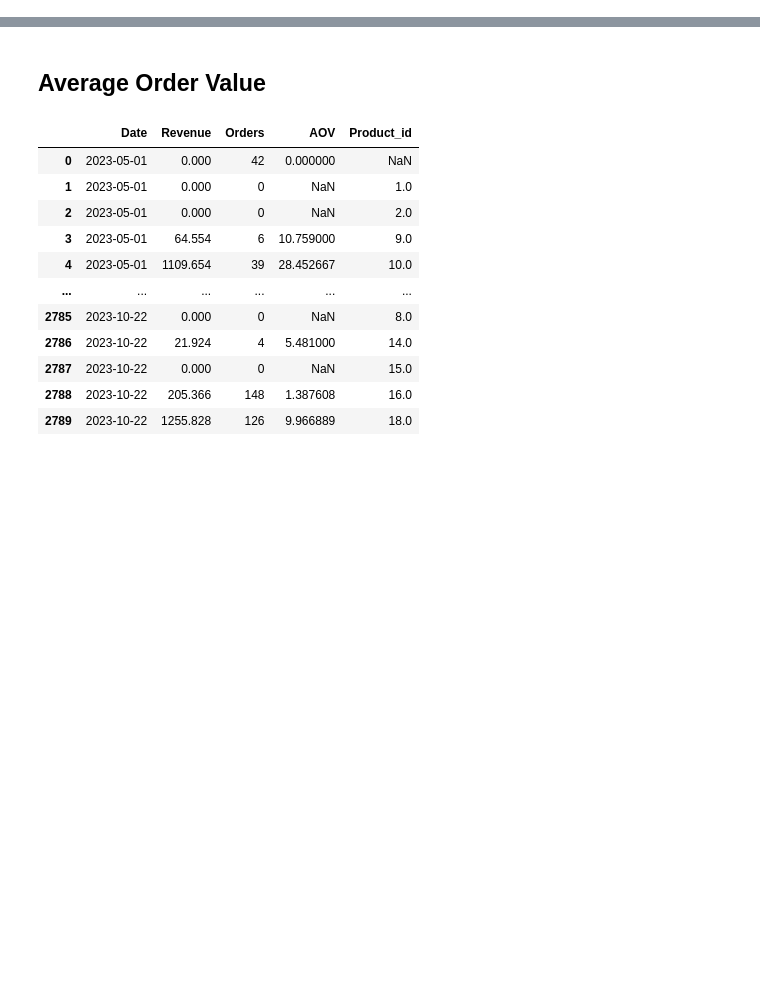
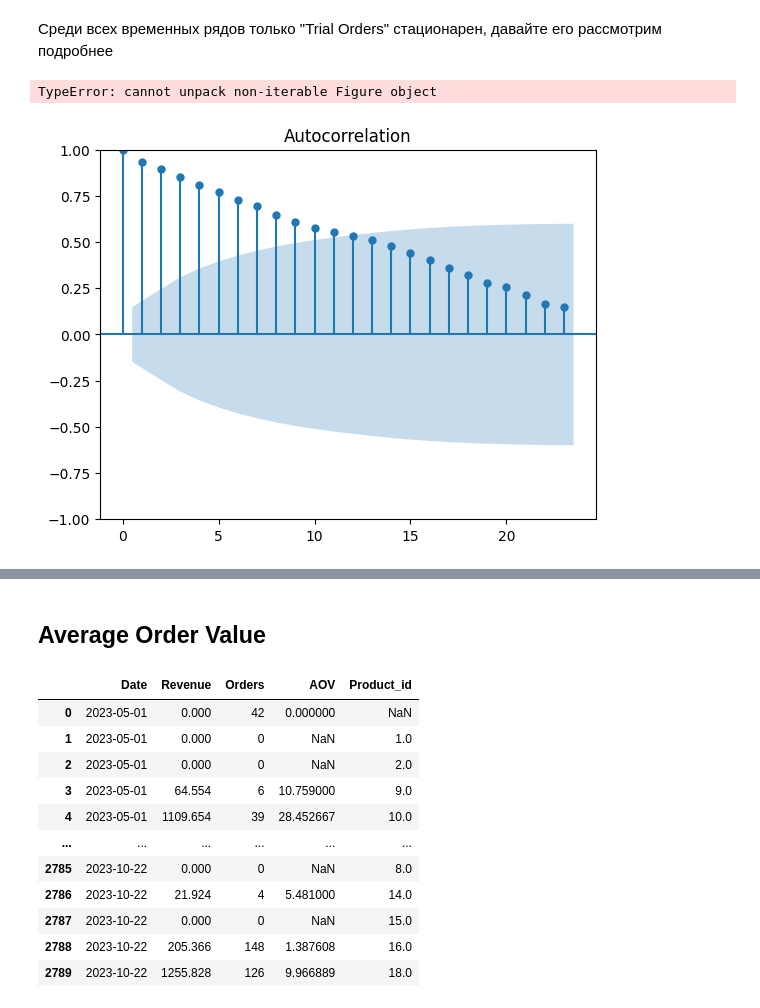
Before and after one commit to kosarenok/ts_outlier_detection, a Jupyter notebook: prelim_analysis.ipynb, the cells around one changed output, grey strips where cells are left out. Saved outputs shown, nothing was run; the diff lists cells and outputs as text; code cells hidden in the pictures; blank space fills up the shorter version.

```diff
--- a/prelim_analysis.ipynb
+++ b/prelim_analysis.ipynb
@@ -131,0 +9,4 @@ make_plot(carts_trial['Date'], carts_trial['Unique Visitors'], "Посетите
+# %%
+data = pd.read_csv("Data/Edu_TS_all.csv", sep=";", index_col=0,
+                   parse_dates=True)
+data.plot().update_layout(height=350, width=1350).show()
@@ -131,0 +93,27 @@ make_plot(carts_trial['Date'], carts_trial['Unique Visitors'], "Посетите
+# %% [markdown]
+Среди всех временных рядов только "Trial Orders" стационарен, давайте его рассмотрим подробнее
+# %%
+import numpy as np
+from statsmodels.graphics.tsaplots import plot_acf
+import matplotlib.pyplot as plt
+
+acf_values, confint = plot_acf(data['Trial Orders'], alpha=0.05)
+
+# Create a Plotly figure
+fig = go.Figure([
+    go.Bar(x=np.arange(len(acf_values)), y=acf_values, name='ACF'),
+    go.Scatter(x=np.arange(len(acf_values)), y=confint[:, 0], fill=None, mode='lines', line=dict(color='blue'), name='95% CI (Lower)'),
+    go.Scatter(x=np.arange(len(acf_values)), y=confint[:, 1], fill='tonexty', mode='lines', line=dict(color='blue'), name='95% CI (Upper)')
+])
+
+# Update layout
+fig.update_layout(
+    title='Autocorrelation Plot (ACF)',
+    xaxis_title='Lag',
+    yaxis_title='Autocorrelation',
+    height=350,
+    width=1350
+)
+# %% [output]
+TypeError: cannot unpack non-iterable Figure object
+[figure, added]
```
Also changed, not shown: parts of 29 cells of this notebook, 4 other files.
